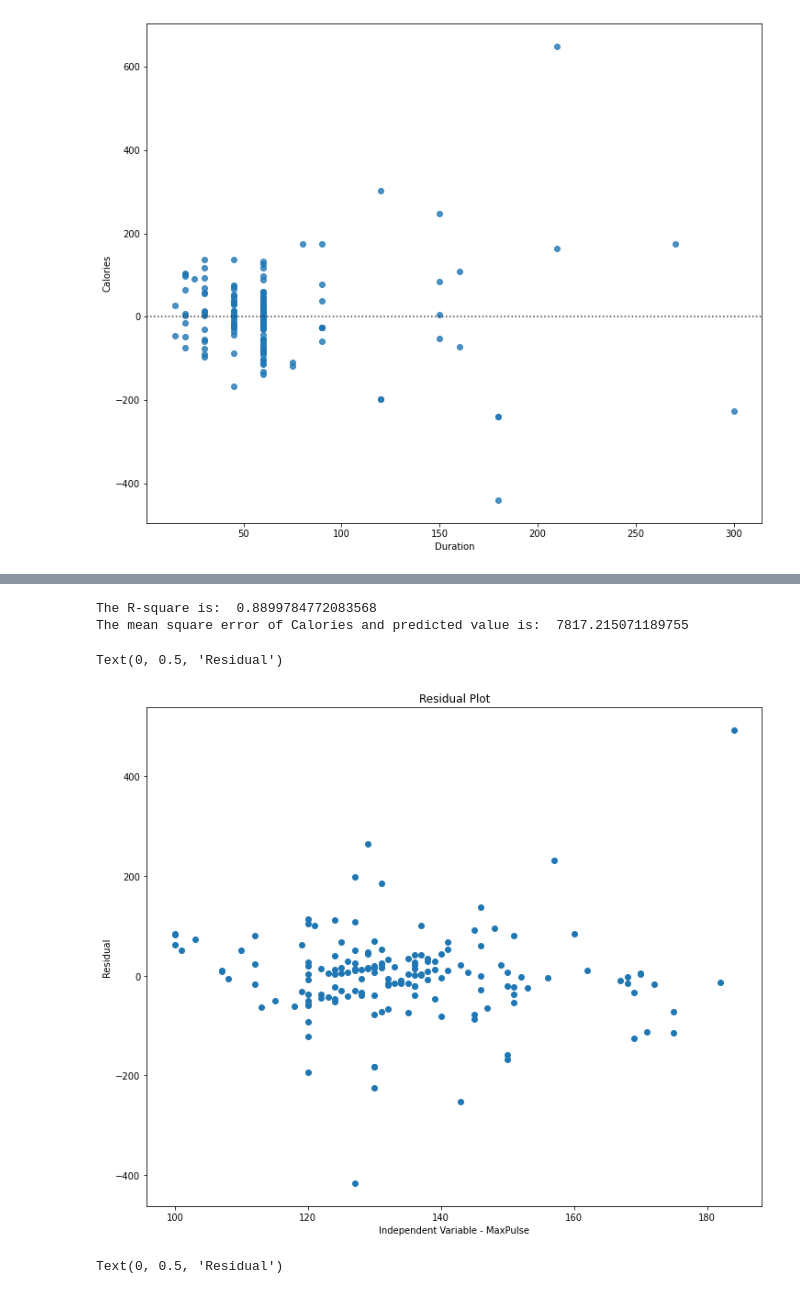
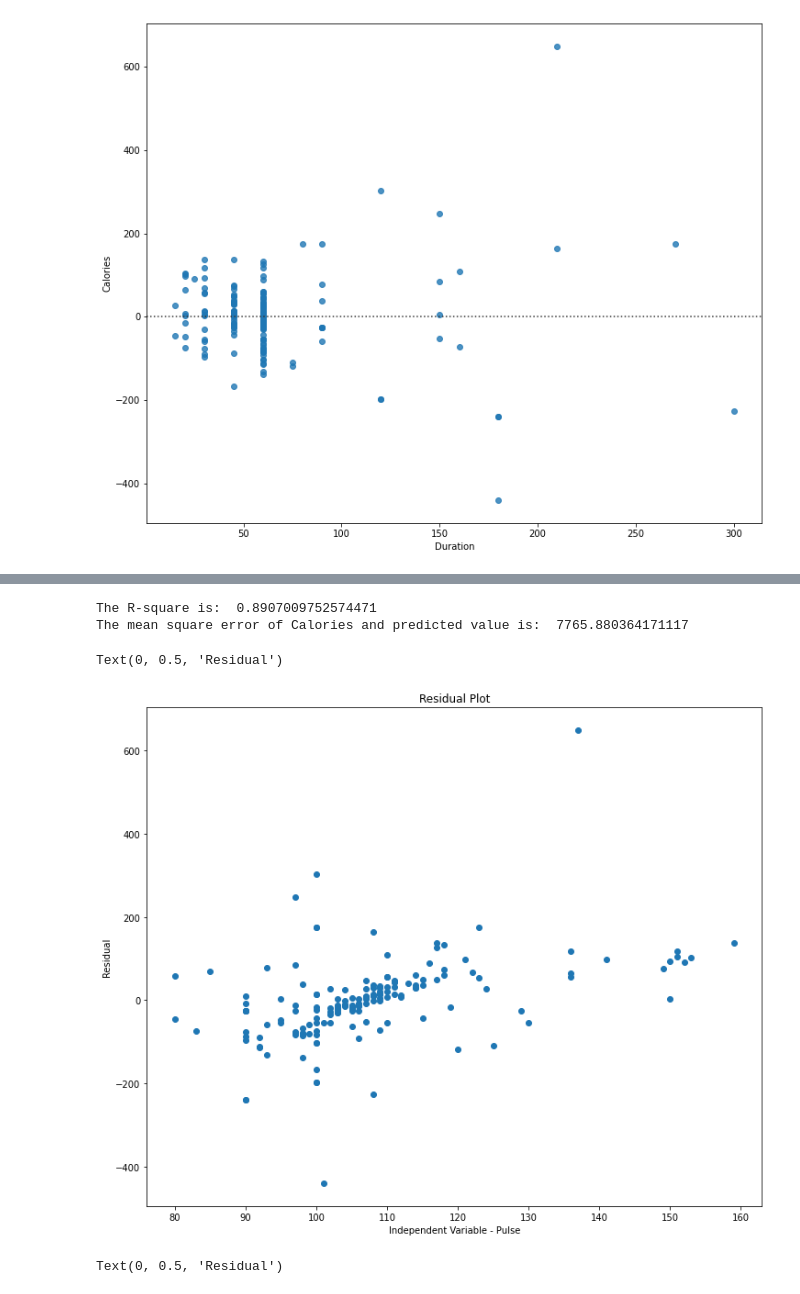
Before and after one commit to alexro6/Bootcamp2oSemestre2021, a Jupyter notebook: Semana6/(Aula)_DataWrangling_LinearRegression.ipynb, the cells around one changed output, grey strips where cells are left out. Saved outputs shown, nothing was run; the diff lists cells and outputs as text; code cells hidden in the pictures.

```diff
--- a/Semana6/(Aula)_DataWrangling_LinearRegression.ipynb
+++ b/Semana6/(Aula)_DataWrangling_LinearRegression.ipynb
@@ -271,5 +310,5 @@ plt.show()
 # %%
-Xm = dfClean[['Duration','Maxpulse']]
+Xm = dfClean[['Duration','Maxpulse','Pulse']]
 Y = dfClean[['Calories']]
 
 lr.fit(Xm,Y)
@@ -284,22 +323,22 @@ from sklearn.metrics import mean_squared_error
 mse = mean_squared_error(dfClean['Calories'], Yhat)
 print('The mean square error of Calories and predicted value is: ', mse)
 # %% [output]
-The R-square is:  0.8899784772083568
-The mean square error of Calories and predicted value is:  7817.215071189755
+The R-square is:  0.8907009752574471
+The mean square error of Calories and predicted value is:  7765.880364171117
 # %%
 Res = Y.values-Yhat
 # %%
 import matplotlib.pyplot as plt
 width = 12
 height = 10
 plt.figure(figsize=(width, height))
-plt.scatter(Xm.Maxpulse.values,Res)
+plt.scatter(Xm.Pulse.values,Res)
 plt.title("Residual Plot")
-plt.xlabel("Independent Variable - MaxPulse")
+plt.xlabel("Independent Variable - Pulse")
 plt.ylabel("Residual")
 # %% [output]
 Text(0, 0.5, 'Residual')
-[figure, old version]
+[figure, new version]
 # %%
 import matplotlib.pyplot as plt
 width = 12
```
Also changed, not shown: parts of 6 cells of this notebook.
